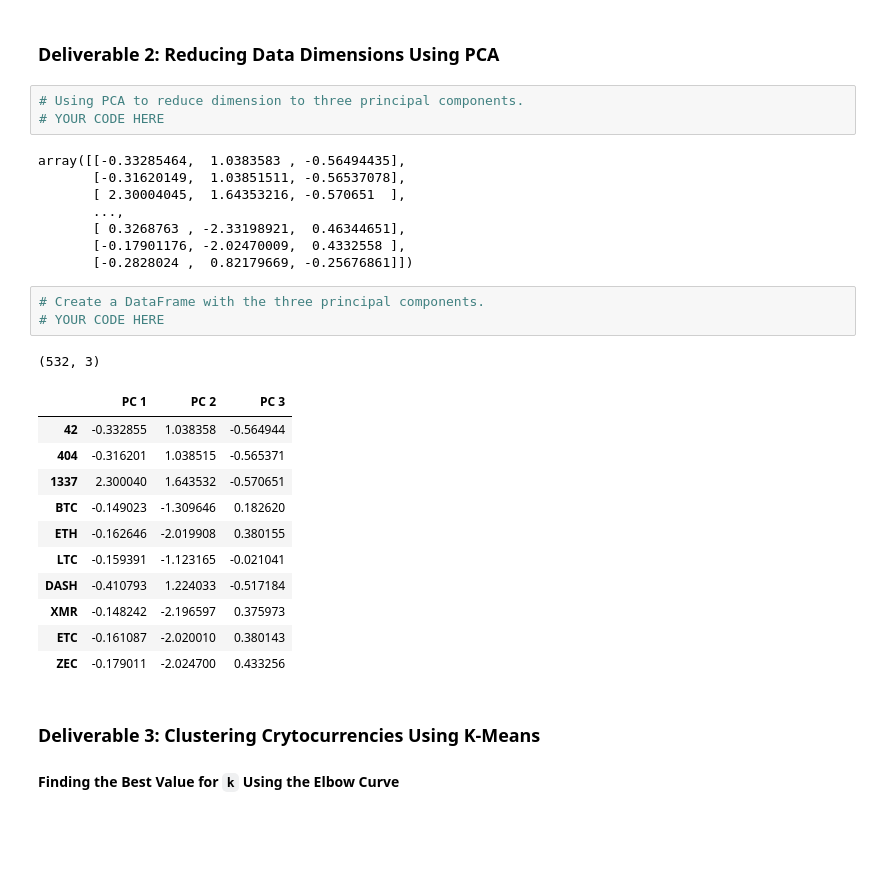
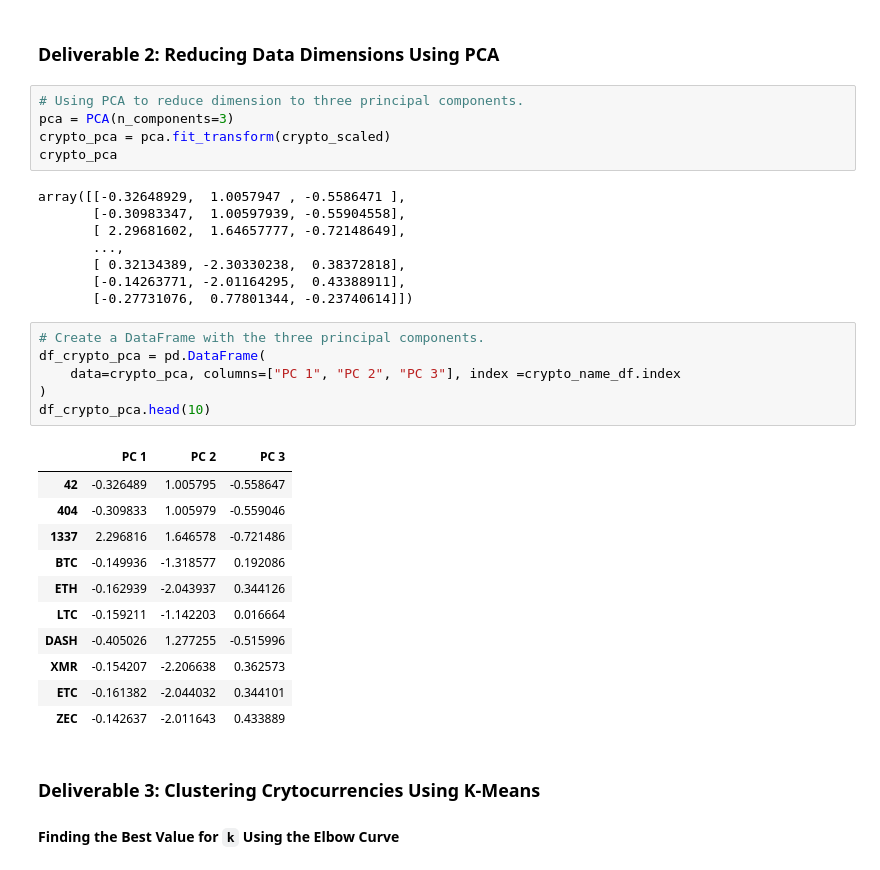
Before and after one commit to 17keerti/Cryptocurrencies, a Jupyter notebook: crypto_clustering.ipynb, the cells around one changed output. Saved outputs shown, nothing was run; the diff lists cells and outputs as text; blank space fills up the shorter version.

Commit message:
Reducing Data Dimensions Using PCA

```diff
--- a/crypto_clustering.ipynb
+++ b/crypto_clustering.ipynb
@@ -179,31 +179,35 @@ print(crypto_scaled[0:5])
 ### Deliverable 2: Reducing Data Dimensions Using PCA
 # %%
 # Using PCA to reduce dimension to three principal components.
-# YOUR CODE HERE
+pca = PCA(n_components=3)
+crypto_pca = pca.fit_transform(crypto_scaled)
+crypto_pca
 # %% [output]
-array([[-0.33285464,  1.0383583 , -0.56494435],
-       [-0.31620149,  1.03851511, -0.56537078],
-       [ 2.30004045,  1.64353216, -0.570651  ],
+array([[-0.32648929,  1.0057947 , -0.5586471 ],
+       [-0.30983347,  1.00597939, -0.55904558],
+       [ 2.29681602,  1.64657777, -0.72148649],
        ...,
-       [ 0.3268763 , -2.33198921,  0.46344651],
-       [-0.17901176, -2.02470009,  0.4332558 ],
-       [-0.2828024 ,  0.82179669, -0.25676861]])
+       [ 0.32134389, -2.30330238,  0.38372818],
+       [-0.14263771, -2.01164295,  0.43388911],
+       [-0.27731076,  0.77801344, -0.23740614]])
 # %%
 # Create a DataFrame with the three principal components.
-# YOUR CODE HERE
+df_crypto_pca = pd.DataFrame(
+    data=crypto_pca, columns=["PC 1", "PC 2", "PC 3"], index =crypto_name_df.index
+)
+df_crypto_pca.head(10)
 # %% [output]
-(532, 3)
 |  | PC 1 | PC 2 | PC 3 |
-| 42 | -0.332855 | 1.038358 | -0.564944 |
-| 404 | -0.316201 | 1.038515 | -0.565371 |
-| 1337 | 2.300040 | 1.643532 | -0.570651 |
-| BTC | -0.149023 | -1.309646 | 0.182620 |
-| ETH | -0.162646 | -2.019908 | 0.380155 |
-| LTC | -0.159391 | -1.123165 | -0.021041 |
-| DASH | -0.410793 | 1.224033 | -0.517184 |
-| XMR | -0.148242 | -2.196597 | 0.375973 |
-| ETC | -0.161087 | -2.020010 | 0.380143 |
-| ZEC | -0.179011 | -2.024700 | 0.433256 |
+| 42 | -0.326489 | 1.005795 | -0.558647 |
+| 404 | -0.309833 | 1.005979 | -0.559046 |
+| 1337 | 2.296816 | 1.646578 | -0.721486 |
+| BTC | -0.149936 | -1.318577 | 0.192086 |
+| ETH | -0.162939 | -2.043937 | 0.344126 |
+| LTC | -0.159211 | -1.142203 | 0.016664 |
+| DASH | -0.405026 | 1.277255 | -0.515996 |
+| XMR | -0.154207 | -2.206638 | 0.362573 |
+| ETC | -0.161382 | -2.044032 | 0.344101 |
+| ZEC | -0.142637 | -2.011643 | 0.433889 |
 # %% [markdown]
 ### Deliverable 3: Clustering Crytocurrencies Using K-Means
 
```
